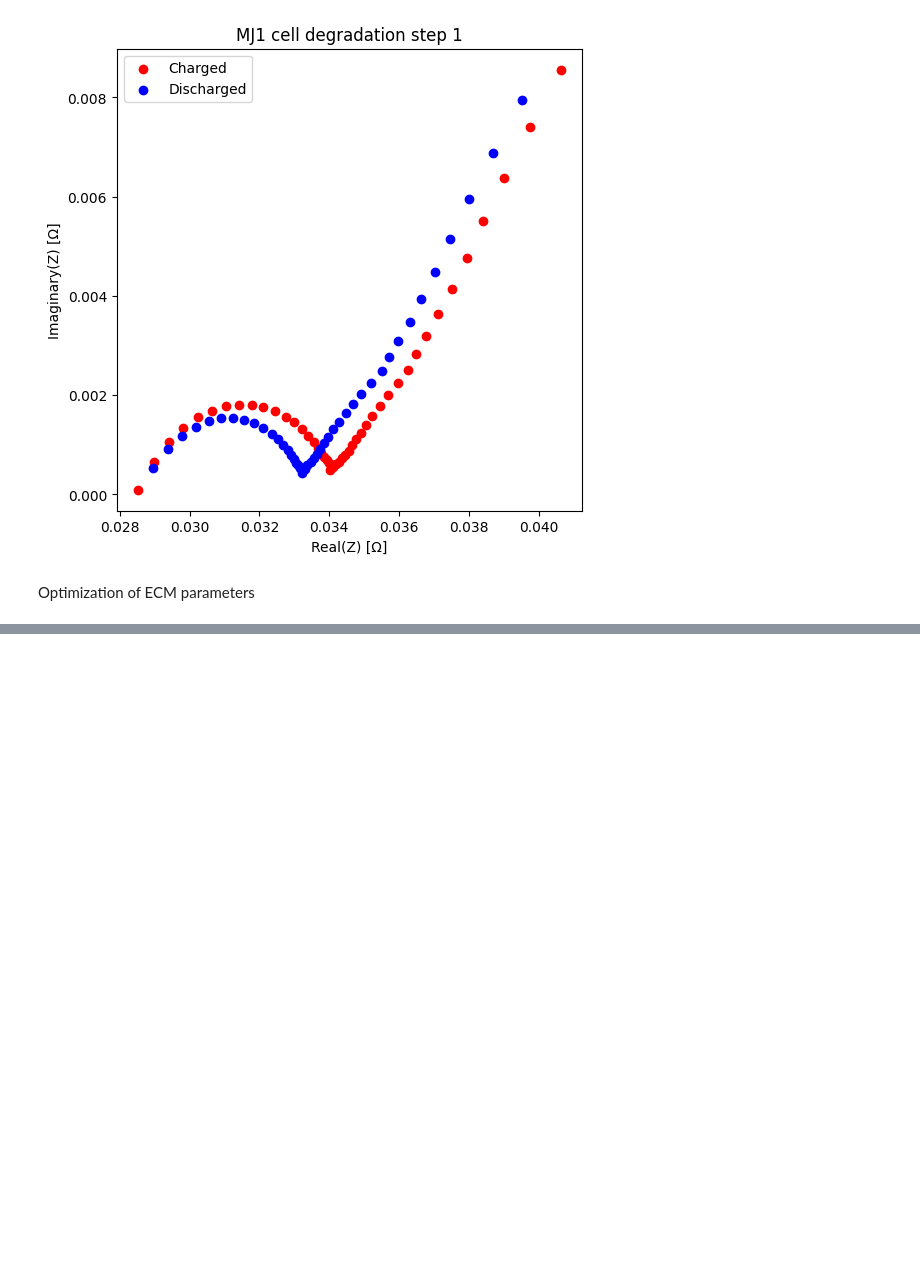
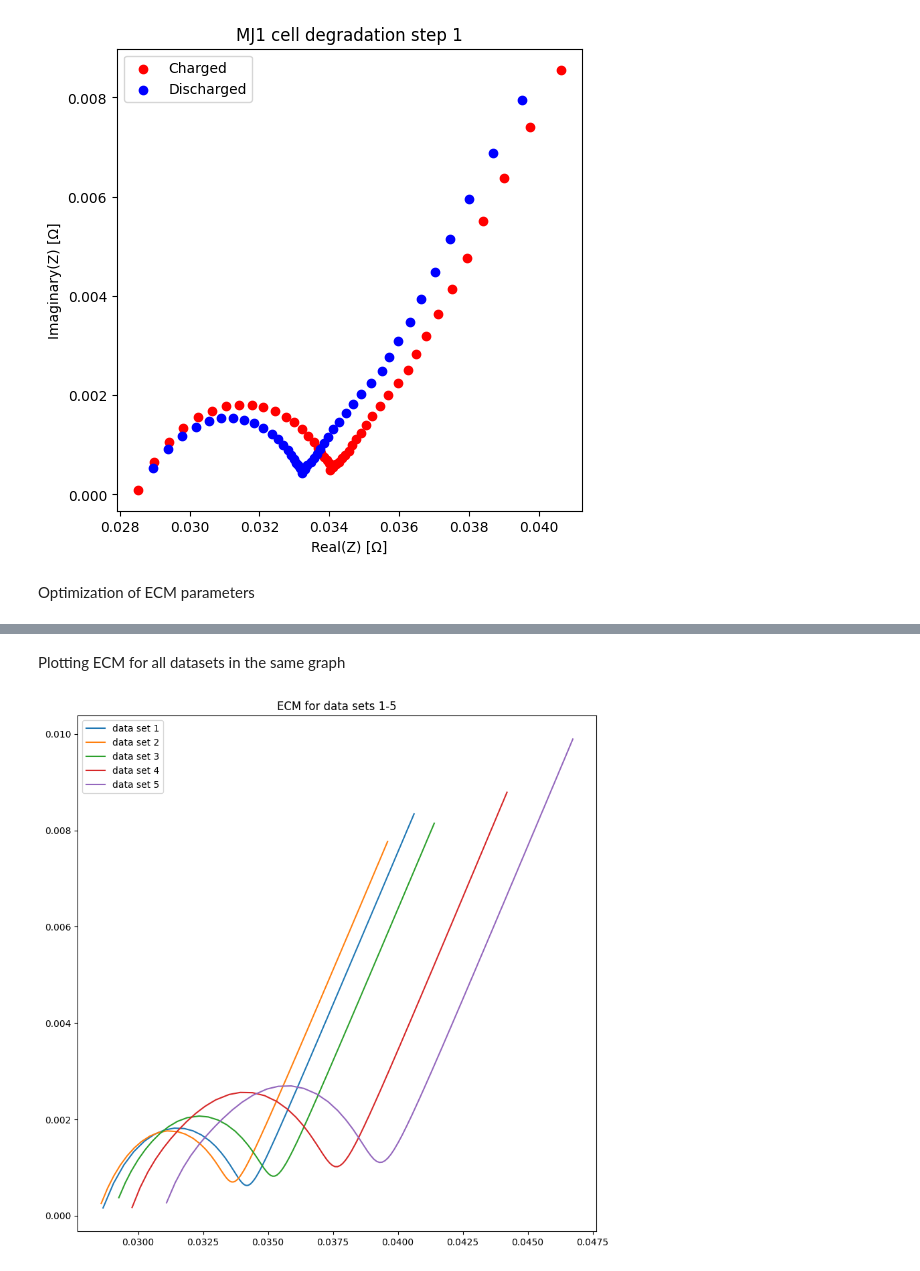
Before and after one commit to samaard2001/EIS-code, a Jupyter notebook: Code/EIS_degrad_params.ipynb, the cells around one changed output, grey strips where cells are left out. Cells and saved outputs as stored; diff of their text form; code cells hidden in the pictures; blank space fills up the shorter version.

```diff
--- a/Code/EIS_degrad_params.ipynb
+++ b/Code/EIS_degrad_params.ipynb
@@ -221,0 +231,17 @@ plt.show()
+# %% [markdown]
+Plotting ECM for all datasets in the same graph
+# %%
+def plot_ECMs():
+    fig, ax = plt.subplots(figsize=(10, 10))
+    #ax.scatter(np.array(get_exp_data(i, "")[0][0]), -np.array(get_exp_data(i, "")[0][1]), label=f"Experimental", color = 'red')
+    for k in range(1, 6):
+        dic_elems, final_diff, frequencies, list_elems = optimize_diff(k)
+        Z_randles = calc_Z(list_elems, frequencies)
+        ax.plot(Z_randles.real, -Z_randles.imag, label = f'data set '+str(k))
+    plt.legend()
+    plt.title("ECM for data sets 1-5")
+    plt.show()
+
+plot_ECMs()
+# %% [output]
+[figure, added]
```
Also changed, not shown: parts of 5 cells of this notebook, 7 other files.
